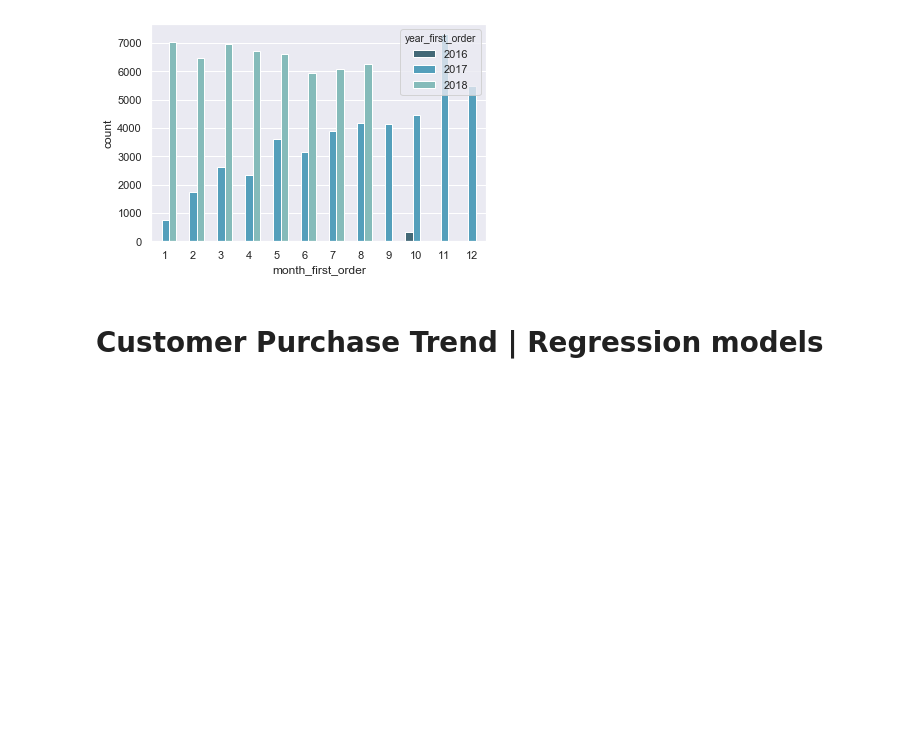
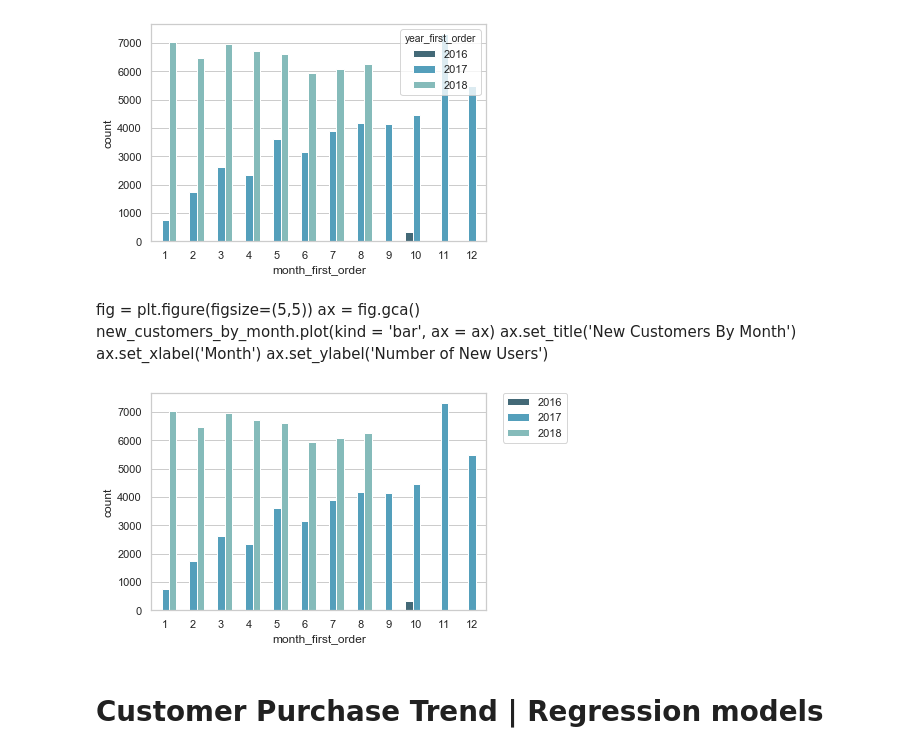
Before and after one commit to perezrm/Cap3_brazilian_ecommerce, a Jupyter notebook: Purchase_Trend_Brazilian_Ecommerce.ipynb, the cells around one changed output. Saved outputs shown, nothing was run; the diff lists cells and outputs as text; code cells hidden in the pictures; blank space fills up the shorter version.

```diff
--- a/Purchase_Trend_Brazilian_Ecommerce.ipynb
+++ b/Purchase_Trend_Brazilian_Ecommerce.ipynb
@@ -146,11 +146,26 @@ total_paid_first_6_months      96095 non-null float64
 dtypes: float64(1), int64(3), object(2)
 memory usage: 4.4+ MB
 # %%
-sns.set(style="darkgrid")
+sns.set(style="whitegrid")
 
 ax = sns.countplot(x="month_first_order", hue = "year_first_order", data=customers, palette = "GnBu_d")
 # %% [output]
 [figure]
+# %% [markdown]
+
+
+fig = plt.figure(figsize=(5,5))
+ax = fig.gca()
+new_customers_by_month.plot(kind = 'bar', ax = ax)
+ax.set_title('New Customers By Month')
+ax.set_xlabel('Month')
+ax.set_ylabel('Number of New Users')
+# %%
+sns.set(style="whitegrid")
+ax = sns.countplot(x="month_first_order", hue = "year_first_order", data=customers, palette = "GnBu_d")
+plt.legend(bbox_to_anchor=(1.05, 1), loc=2, borderaxespad=0.);
+# %% [output]
+[figure, added]
 # %% [markdown]
 # Customer Purchase Trend | Regression models
 # %%
```
Also changed, not shown: parts of 2 cells of this notebook, 10 other files.
